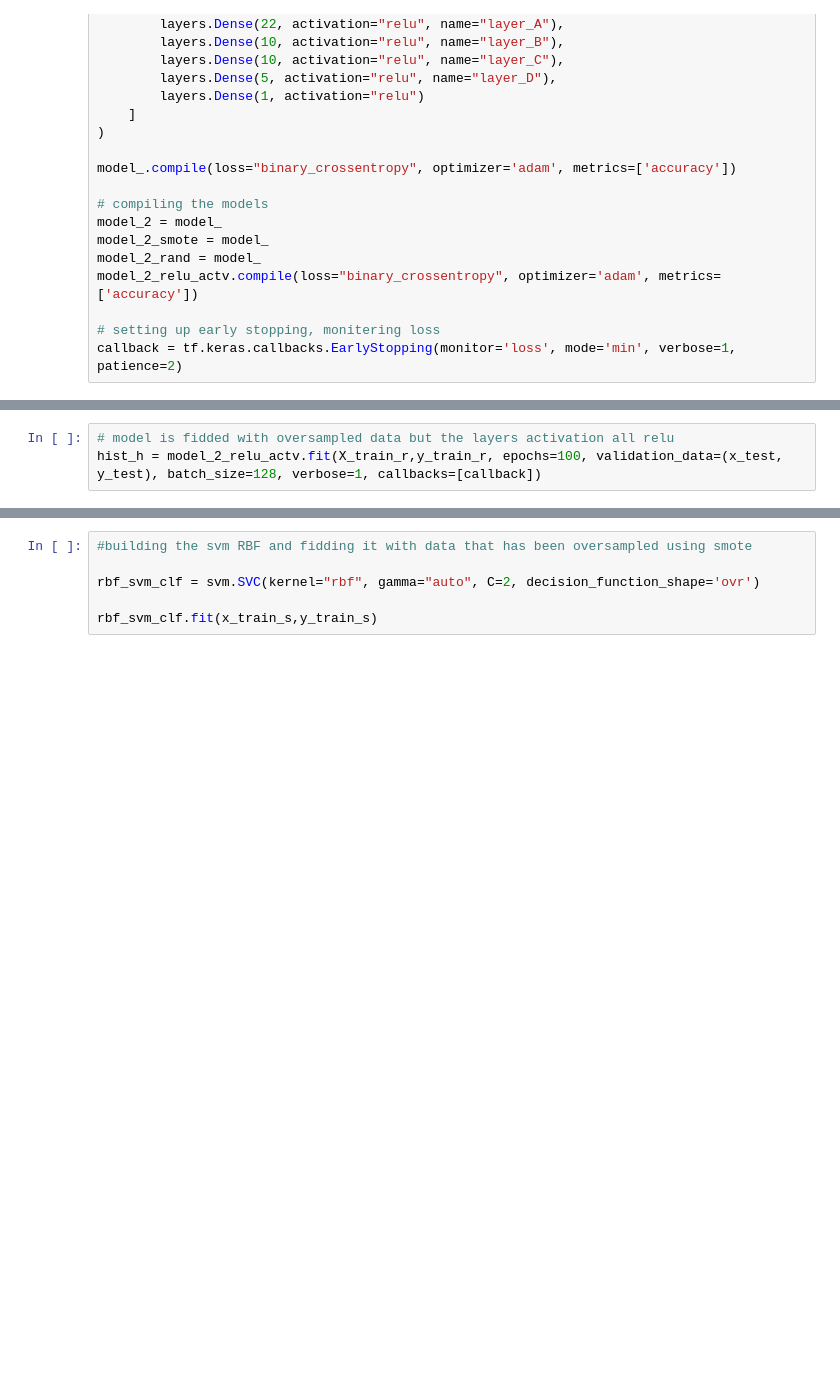
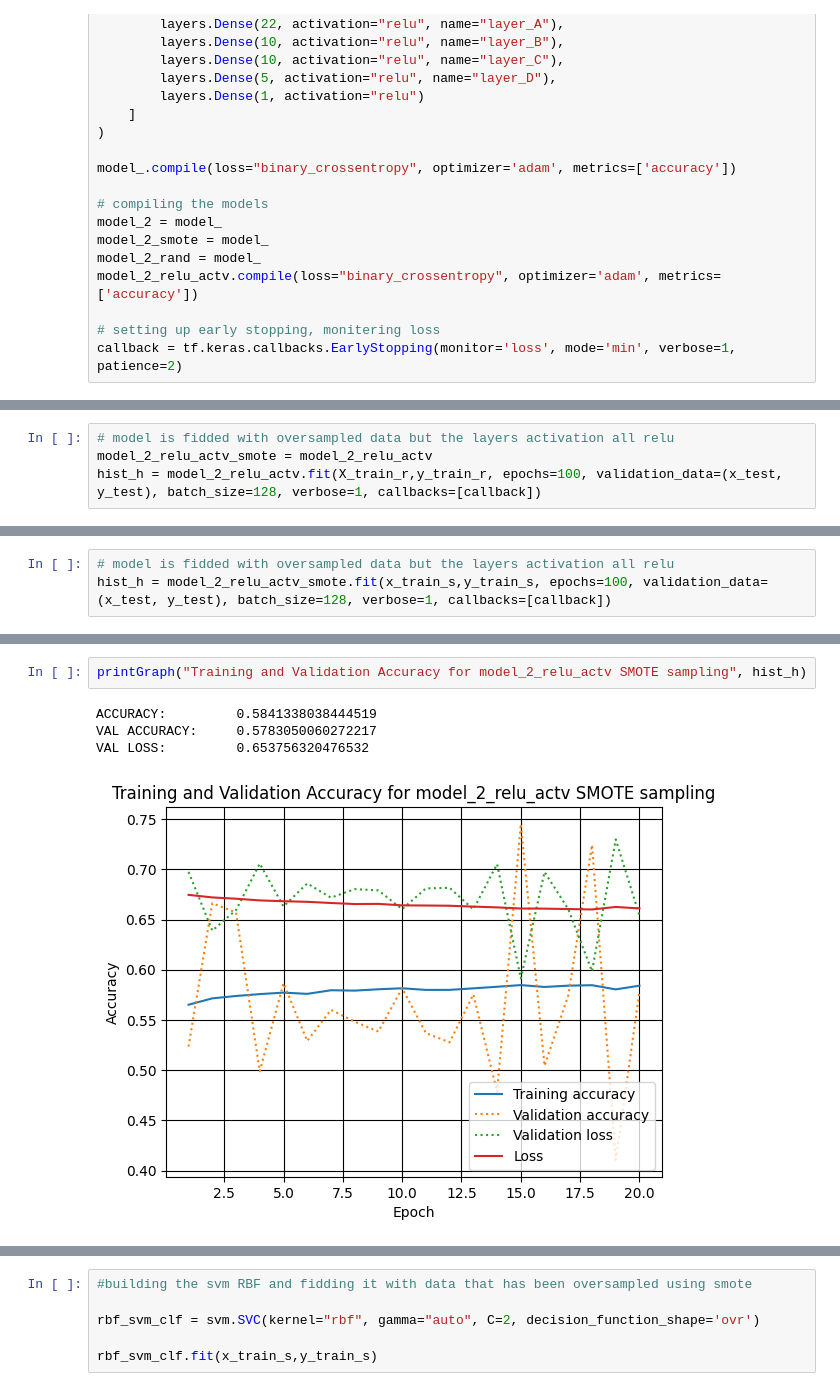
Before and after one commit to OrbelB/MLCreditCards, a Jupyter notebook: NN_model_2.ipynb, the cells around one changed output, grey strips where cells are left out. Saved outputs shown, nothing was run; the diff lists cells and outputs as text; blank space fills up the shorter version.

```diff
--- a/NN_model_2.ipynb
+++ b/NN_model_2.ipynb
@@ -191,6 +201,7 @@ printConfusionMatrix(model_2_rand, x_test,y_test,name="Model_2_rand confusion ma
 [figure]
 # %%
 # model is fidded with oversampled data but the layers activation all relu
+model_2_relu_actv_smote = model_2_relu_actv
 hist_h = model_2_relu_actv.fit(X_train_r,y_train_r, epochs=100, validation_data=(x_test, y_test), batch_size=128, verbose=1, callbacks=[callback])
 # %% [output]
 Epoch 1/100
@@ -221,0 +236,3 @@ printConfusionMatrix(model_2_relu_actv, x_test, y_test, name="model_2_realu_actv
+# %%
+# model is fidded with oversampled data but the layers activation all relu
+hist_h = model_2_relu_actv_smote.fit(x_train_s,y_train_s, epochs=100, validation_data=(x_test, y_test), batch_size=128, verbose=1, callbacks=[callback])
@@ -221,0 +257,7 @@ printConfusionMatrix(model_2_relu_actv, x_test, y_test, name="model_2_realu_actv
+# %%
+printGraph("Training and Validation Accuracy for model_2_relu_actv SMOTE sampling", hist_h)
+# %% [output]
+ACCURACY:         0.5841338038444519
+VAL ACCURACY:     0.5783050060272217
+VAL LOSS:         0.653756320476532
+[figure, added]
```
Also changed, not shown: parts of 21 cells of this notebook, 7 other files.
